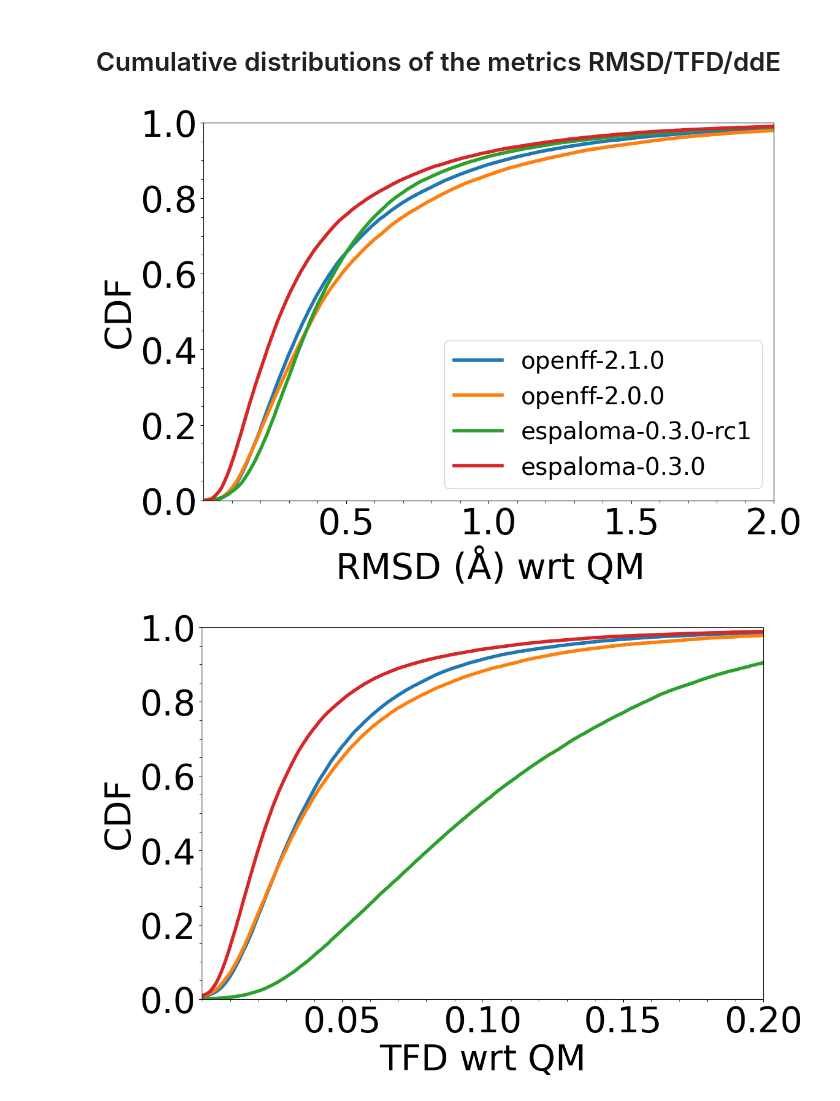
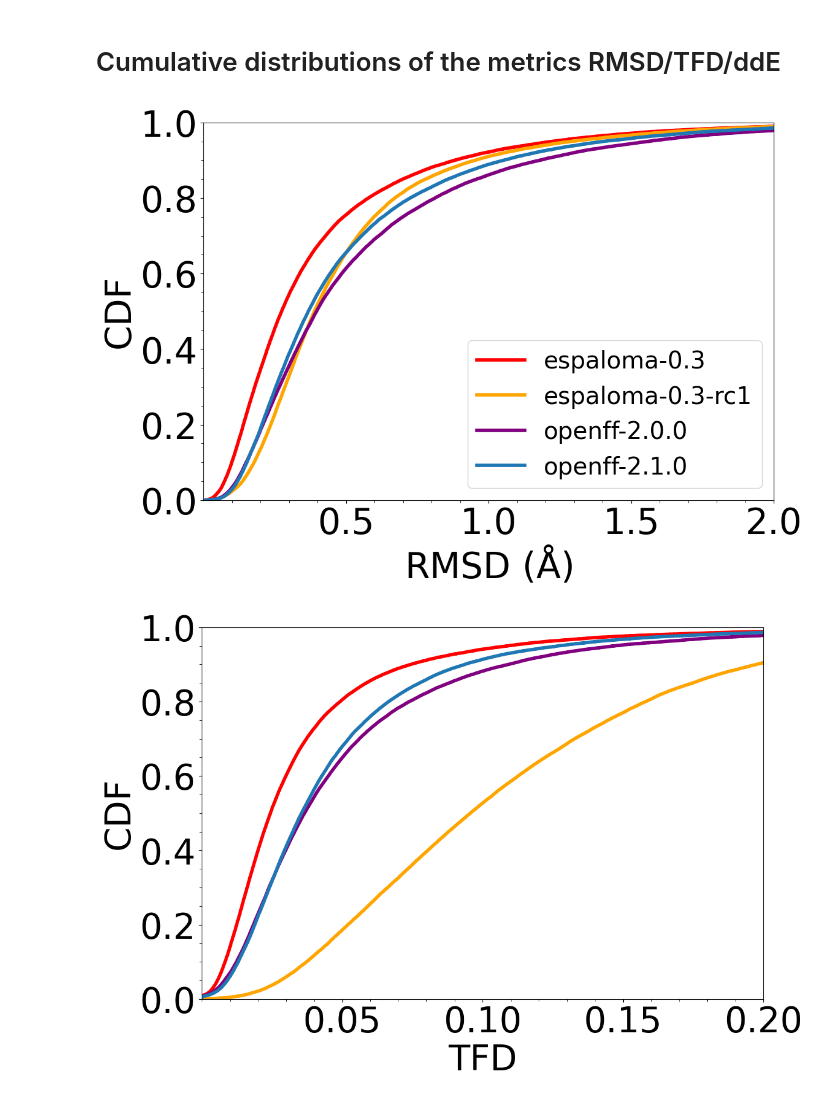
Before and after one commit to choderalab/geometry-benchmark-espaloma, a Jupyter notebook: qc-opt-geo/compare-models-manuscript/analyze.ipynb, the cells around one changed output. Drawn from its saved outputs; the diff is of its cells as text; code cells hidden in the pictures.

```diff
--- a/qc-opt-geo/compare-models-manuscript/analyze.ipynb
+++ b/qc-opt-geo/compare-models-manuscript/analyze.ipynb
@@ -29,6 +27,13 @@ ff_list = list(df['Force Field'].unique())
 ff_list
 # %% [output]
 ['openff-2.1.0', 'openff-2.0.0', 'espaloma-0.3.0-rc1', 'espaloma-0.3.0']
+# %%
+ff_dict = {
+    "espaloma-0.3.0": ["espaloma-0.3", "red"],
+    "espaloma-0.3.0-rc1": ["espaloma-0.3-rc1", "orange"],
+    "openff-2.0.0": ["openff-2.0.0", "purple"],
+    "openff-2.1.0": ["openff-2.1.0", "tab:blue"],
+}
 # %% [markdown]
 # Cumulative distributions of the metrics RMSD/TFD/ddE
 # %%
@@ -36,28 +41,33 @@ from matplotlib.ticker import FormatStrFormatter, MultipleLocator, AutoMinorLoca
 # %%
 fig, ax = plt.subplots(figsize=(12,8))
 plt.rcParams.update({'font.size': 42})
 
 #ax.xaxis.set_major_formatter(FormatStrFormatter('%.1f'))
 ax.yaxis.set_major_formatter(FormatStrFormatter('%.1f'))
 ax.tick_params(which="minor", axis="both", direction="out", length=3)
 ax.xaxis.set_minor_locator(AutoMinorLocator())
 ax.yaxis.set_minor_locator(AutoMinorLocator())
 
-for forcefield in ff_list:
-    sns.ecdfplot(df.loc[df['Force Field'] == forcefield]["RMSD"], linewidth=4, label=forcefield)
+#for forcefield in ff_list:
+for key in ff_dict.keys():
+    forcefield = key
+    forcefield_label = ff_dict[forcefield][0]
+    color = ff_dict[forcefield][1]
+    sns.ecdfplot(df.loc[df['Force Field'] == forcefield]["RMSD"], linewidth=4, label=forcefield_label, color=color, linestyle='-')
 
 plt.xlim(0, 2)
 plt.xticks(np.arange(0.5, 2.1, 0.5))
 plt.yticks(np.arange(0.0, 1.1, 0.2))
-plt.xlabel(r"RMSD ($\mathrm{\AA}$) wrt QM")
+#plt.xlabel(r"RMSD ($\mathrm{\AA}$) wrt QM")
+plt.xlabel(r"RMSD ($\mathrm{\AA}$)")
 plt.ylabel("CDF")
 plt.legend(loc='lower right', fontsize=28)
 #plt.title('RMSD', fontsize=28)
 plt.savefig(f'CDF_plot_of_RMSD.png', dpi=300)
 plt.savefig(f'CDF_plot_of_RMSD.svg', dpi=2400)
 plt.show()
 # %% [output]
-[figure, old version]
+[figure, new version]
 # %%
 fig, ax = plt.subplots(figsize=(12,8))
 plt.rcParams.update({'font.size': 42})
@@ -68,13 +78,16 @@ ax.tick_params(which="minor", axis="both", direction="out", length=3)
 ax.xaxis.set_minor_locator(AutoMinorLocator())
 ax.yaxis.set_minor_locator(AutoMinorLocator())
 
-for forcefield in ff_list:
-    sns.ecdfplot(df.loc[df['Force Field'] == forcefield]["TFD"], linewidth=4, label=forcefield)
+for key in ff_dict.keys():
+    forcefield = key
+    forcefield_label = ff_dict[forcefield][0]
+    color = ff_dict[forcefield][1]
+    sns.ecdfplot(df.loc[df['Force Field'] == forcefield]["TFD"], linewidth=4, label=forcefield_label, color=color, linestyle='-')
 
 plt.xlim(0, 0.2)
 plt.xticks(np.arange(0.05, 0.21, 0.05))
 plt.yticks(np.arange(0.0, 1.1, 0.2))
-plt.xlabel(f"TFD wrt QM")
+plt.xlabel(f"TFD")
 plt.ylabel("CDF")
 #plt.legend(loc='lower right')
 #plt.title('TFD', fontsize=28)
@@ -82,7 +95,7 @@ plt.savefig(f'CDF_plot_of_TFD.png', dpi=300)
 plt.savefig(f'CDF_plot_of_TFD.svg', dpi=2400)
 plt.show()
 # %% [output]
-[figure, old version]
+[figure, new version]
 # %%
 fig, ax = plt.subplots(figsize=(12,8))
 plt.rcParams.update({'font.size': 42})
```
Also changed, not shown: parts of 2 cells of this notebook, 1 other file.
